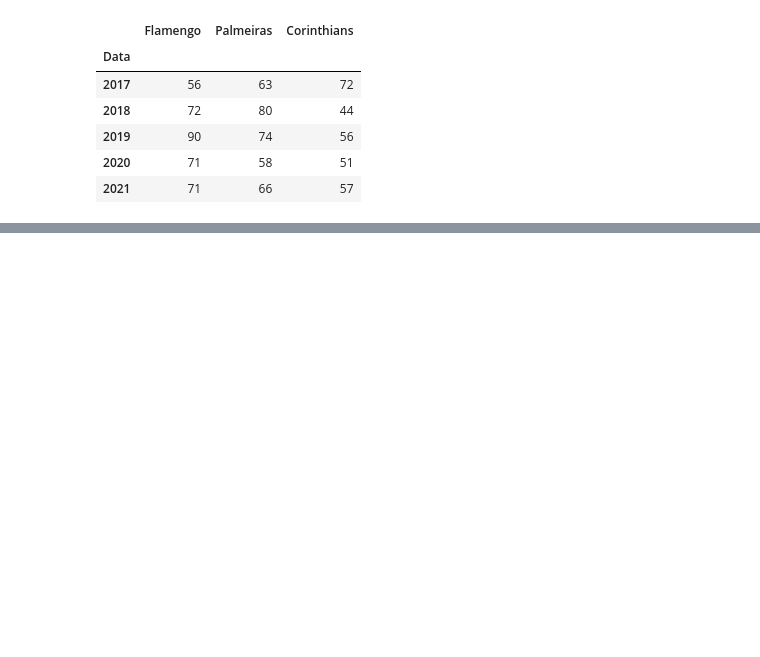
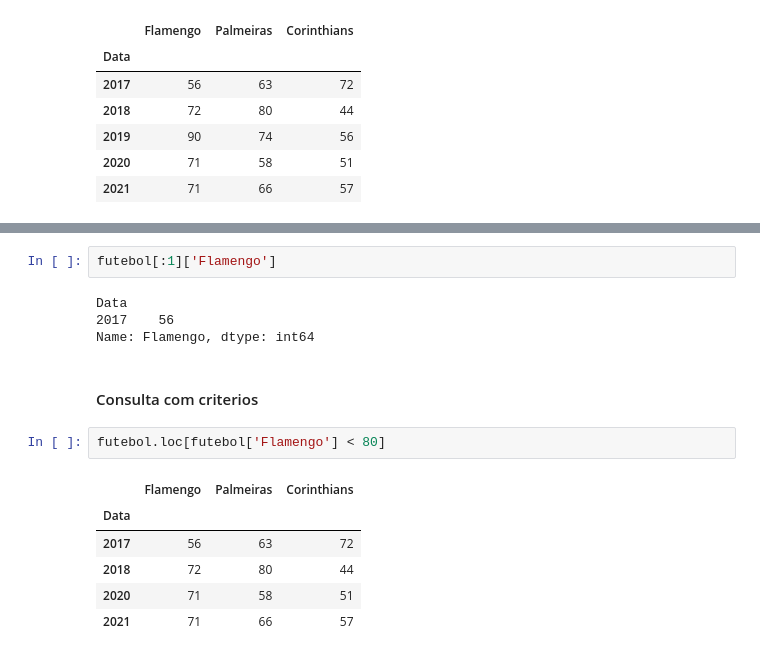
Before and after one commit to NewKanvas/NoteBooks, a Jupyter notebook: Python/DataScience/Pandas.ipynb, the cells around one changed output, grey strips where cells are left out. Saved outputs shown, nothing was run; the diff lists cells and outputs as text; blank space fills up the shorter version.

Commit message:
Pandas Update (Consultas)

```diff
--- a/Python/DataScience/Pandas.ipynb
+++ b/Python/DataScience/Pandas.ipynb
@@ -416,0 +478,17 @@ futebol
+# %%
+futebol[:1]['Flamengo']
+# %% [output]
+Data
+2017    56
+Name: Flamengo, dtype: int64
+# %% [markdown]
+#### Consulta com criterios
+# %%
+futebol.loc[futebol['Flamengo'] < 80]
+# %% [output]
+|  | Flamengo | Palmeiras | Corinthians |
+| Data |  |  |  |
+| 2017 | 56 | 63 | 72 |
+| 2018 | 72 | 80 | 44 |
+| 2020 | 71 | 58 | 51 |
+| 2021 | 71 | 66 | 57 |
```
Also changed, not shown: parts of 18 cells of this notebook.
